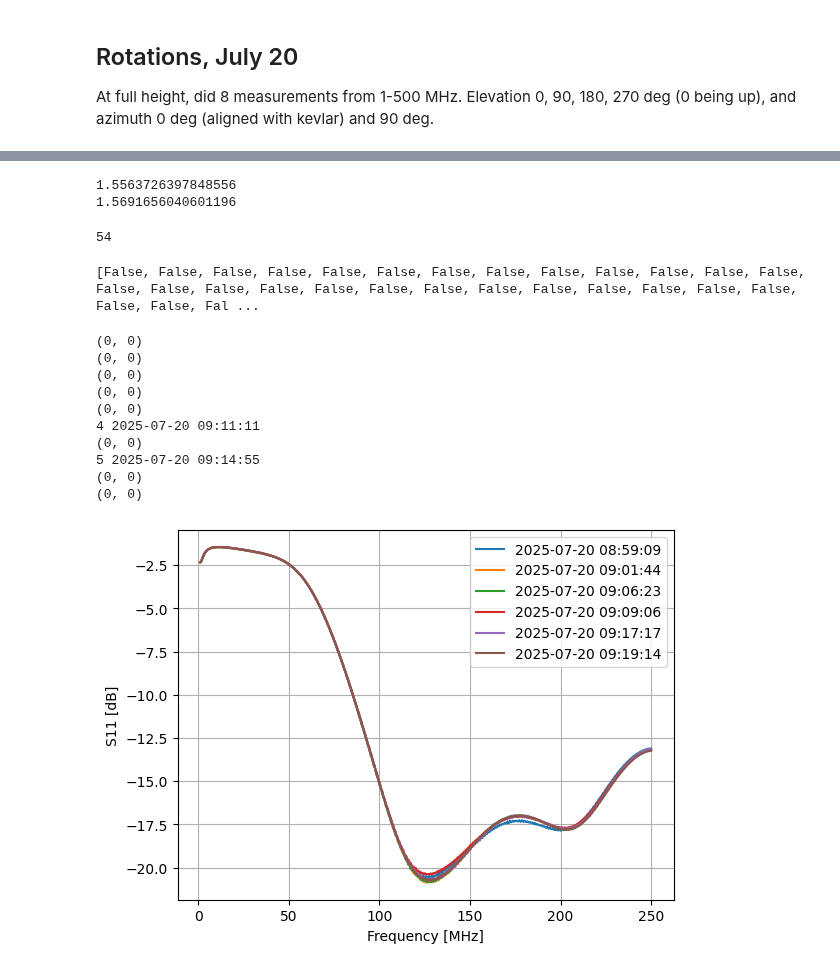
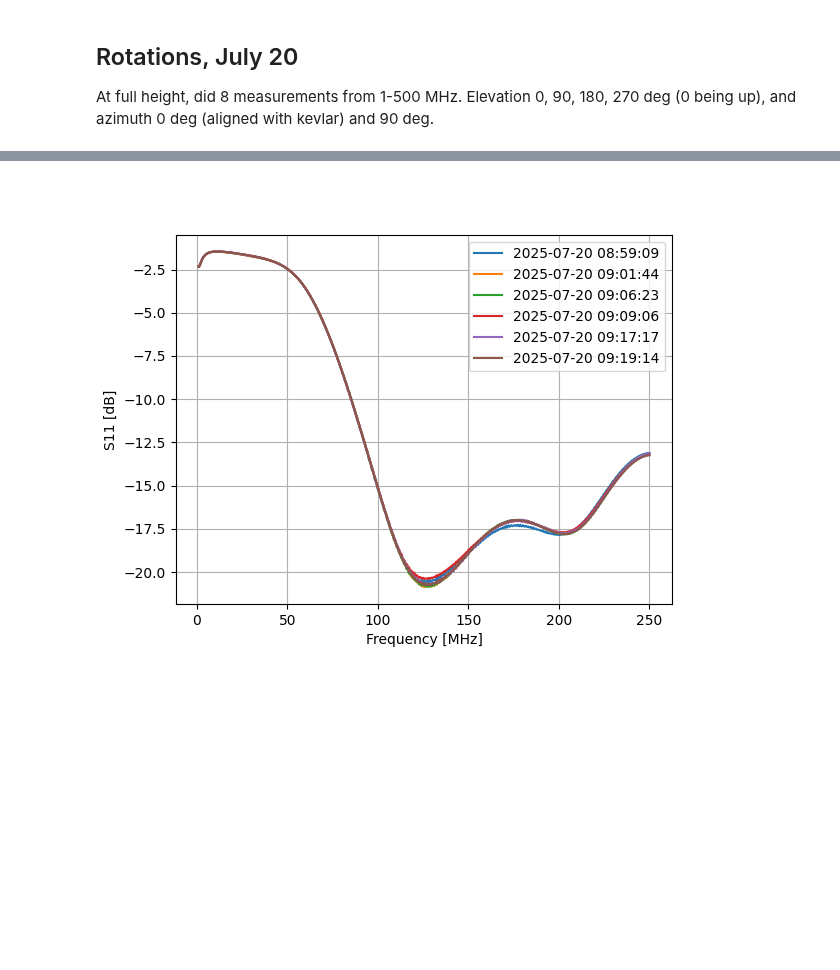
Before and after one commit to EIGSEP/data-analysis, a Jupyter notebook: notebooks/deployment4/s11_measurements.ipynb, the cells around one changed output, grey strips where cells are left out. Drawn from its saved outputs; the diff is of its cells as text; code cells hidden in the pictures; blank space fills up the shorter version.

```diff
--- a/notebooks/deployment4/s11_measurements.ipynb
+++ b/notebooks/deployment4/s11_measurements.ipynb
@@ -79,10 +60,0 @@ imu = ImuSnapshot.from_imu_data(s11[-1].meta["imu_panda"])
-# %%
-print(imu.get_tilt_from_gravity())
-print(imu.get_tilt_from_quat())
-# %% [output]
-1.5563726397848556
-1.5691656040601196
-# %%
-len(s11)
-# %% [output]
-54
@@ -91,31 +61,22 @@ a
-# %%
-print([s.meta == s11[-1].meta for s in s11])
-# %% [output]
-[False, False, False, False, False, False, False, False, False, False, False, False, False, False, False, False, False, False, False, False, False, False, False, False, False, False, False, False, Fal ...
 # %%
 rot_s11 = s11[33:41]
 
+cal = ImuCalibrator.from_imu_data(rot_s11[0].meta["imu_panda"])
+imu = ImuDataset(calibrator=cal)
+
 plt.figure()
-for ix, s in enumerate(rot_s11):
-    print(get_orientation(s.meta))
+for s in rot_s11:
+    snap = ImuSnapshot.from_imu_data(s.meta["imu_panda"])
+    imu.add_snapshot(snap)
+    angle = snap.get_tilt_from_gravity()
     if np.min(lin2dB(s.s11_cal["ant"])) < -40:
-        print(ix, s.time)
+        #print(angle, s.time)
         continue
     plt.plot(s.freqs, lin2dB(s.s11_cal["ant"]), label=s.time)
 plt.xlabel("Frequency [MHz]")
 plt.ylabel("S11 [dB]")
 plt.legend()
 plt.grid()
 plt.show()
 # %% [output]
-(0, 0)
-(0, 0)
-(0, 0)
-(0, 0)
-(0, 0)
-4 2025-07-20 09:11:11
-(0, 0)
-5 2025-07-20 09:14:55
-(0, 0)
-(0, 0)
-[figure, old version]
+[figure, new version]
```
Also changed, not shown: parts of 7 cells of this notebook.
